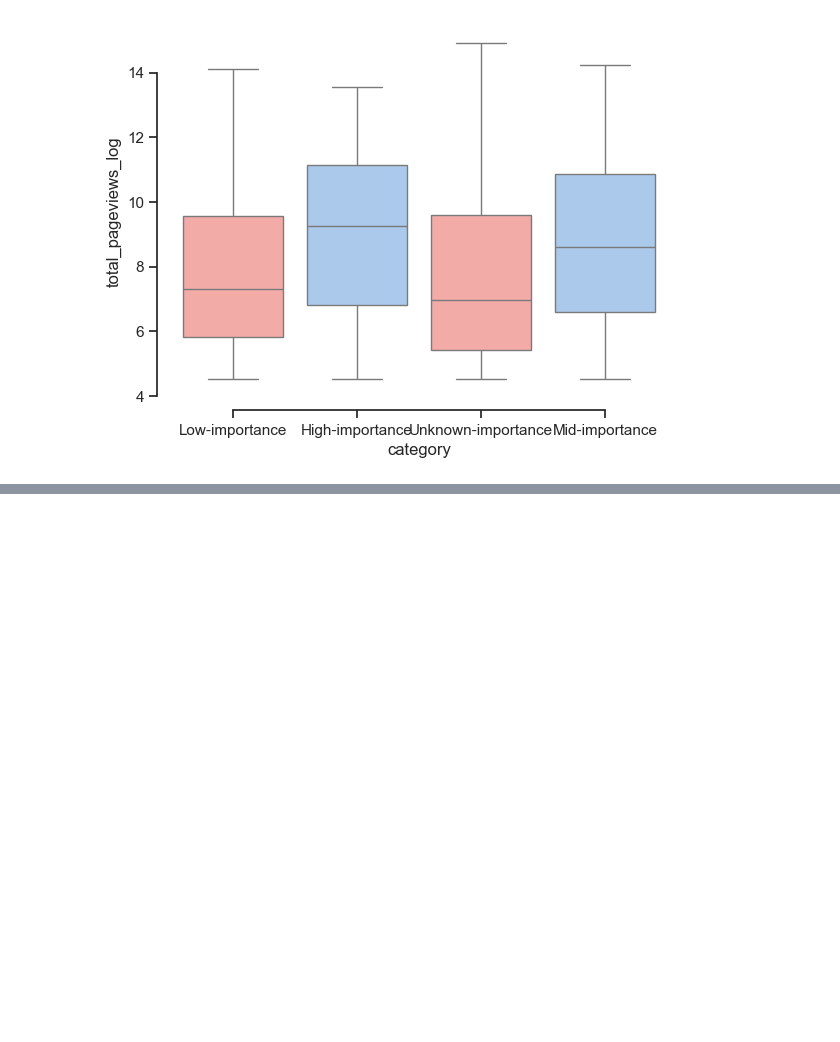
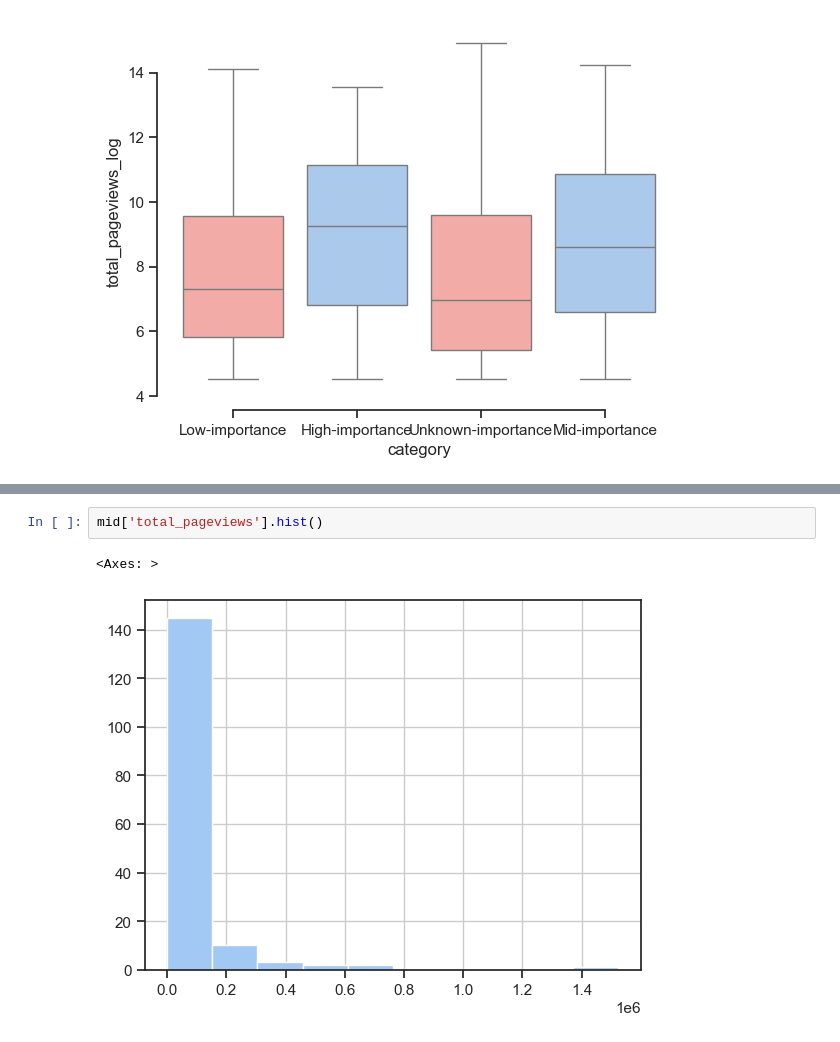
Before and after one commit to Wellesley-CS234/cs-234-final-project-part-2-crystalzhaozj, a Jupyter notebook: 4. hypothesis_testing.ipynb, the cells around one changed output, grey strips where cells are left out. Cells and saved outputs as stored; diff of their text form; blank space fills up the shorter version.

```diff
--- a/4. hypothesis_testing.ipynb
+++ b/4. hypothesis_testing.ipynb
@@ -115,0 +121,5 @@ The palette list has fewer values (2) than needed (4) and will cycle, which may
+# %%
+mid['total_pageviews'].hist()
+# %% [output]
+<Axes: >
+[figure, added]
```
Also changed, not shown: parts of 2 cells of this notebook, 3 other files.
